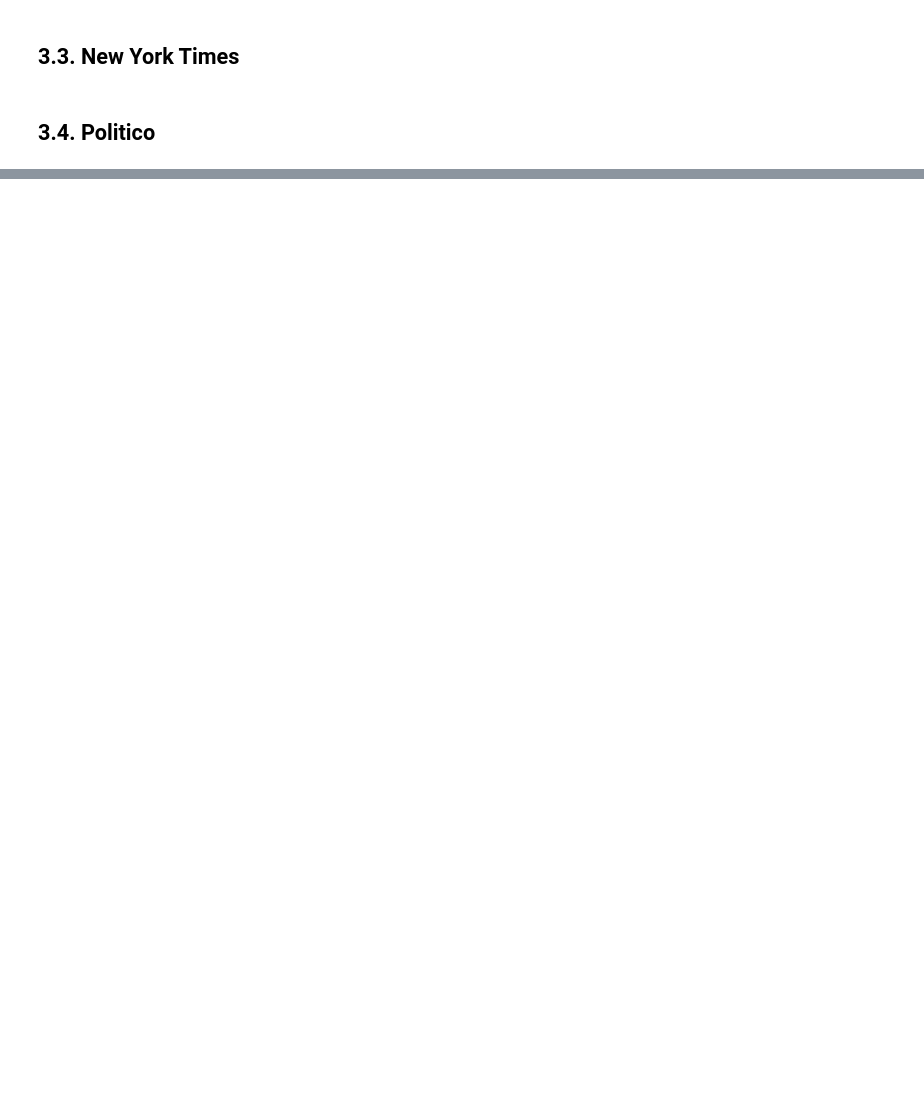
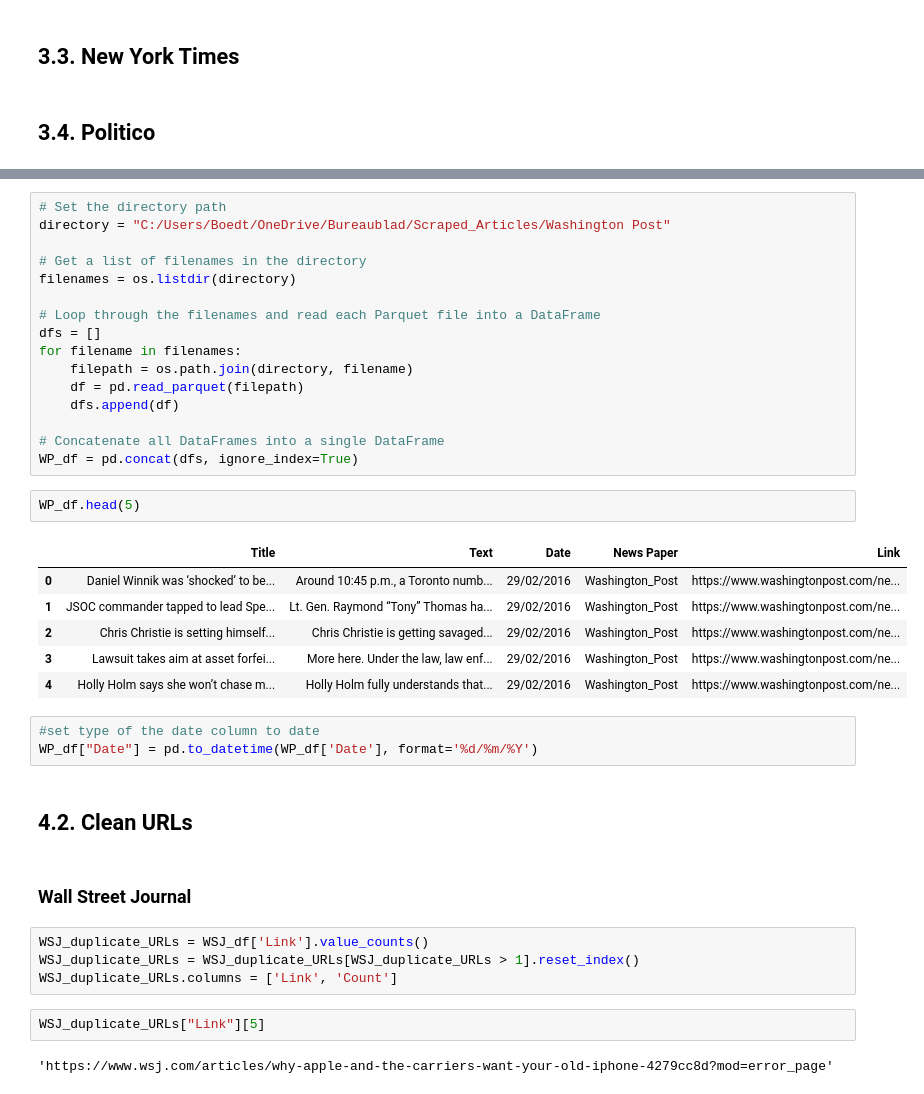
Before and after one commit to TBoedt/Constructing-A-Climate-Change-Concern-Index-Based-Upon-US-Newspaper-Articles, a Jupyter notebook: Scrapping_File_v2.ipynb, the cells around one changed output, grey strips where cells are left out. Cells and saved outputs as stored; diff of their text form; blank space fills up the shorter version.

```diff
--- a/Scrapping_File_v2.ipynb
+++ b/Scrapping_File_v2.ipynb
@@ -745,0 +771,40 @@ test
+# %%
+# Set the directory path
+directory = "C:/Users/Boedt/OneDrive/Bureaublad/Scraped_Articles/Washington Post"
+
+# Get a list of filenames in the directory
+filenames = os.listdir(directory)
+
+# Loop through the filenames and read each Parquet file into a DataFrame
+dfs = []
+for filename in filenames:
+    filepath = os.path.join(directory, filename)
+    df = pd.read_parquet(filepath)
+    dfs.append(df)
+
+# Concatenate all DataFrames into a single DataFrame
+WP_df = pd.concat(dfs, ignore_index=True)
+# %%
+WP_df.head(5)
+# %% [output]
+|  | Title | Text | Date | News Paper | Link |
+| 0 | Daniel Winnik was ‘shocked’ to be... | Around 10:45 p.m., a Toronto numb... | 29/02/2016 | Washington_Post | https://www.washingtonpost.com/ne... |
+| 1 | JSOC commander tapped to lead Spe... | Lt. Gen. Raymond “Tony” Thomas ha... | 29/02/2016 | Washington_Post | https://www.washingtonpost.com/ne... |
+| 2 | Chris Christie is setting himself... | Chris Christie is getting savaged... | 29/02/2016 | Washington_Post | https://www.washingtonpost.com/ne... |
+| 3 | Lawsuit takes aim at asset forfei... | More here. Under the law, law enf... | 29/02/2016 | Washington_Post | https://www.washingtonpost.com/ne... |
+| 4 | Holly Holm says she won’t chase m... | Holly Holm fully understands that... | 29/02/2016 | Washington_Post | https://www.washingtonpost.com/ne... |
+# %%
+#set type of the date column to date
+WP_df["Date"] = pd.to_datetime(WP_df['Date'], format='%d/%m/%Y')
+# %% [markdown]
+## 4.2. Clean URLs
+# %% [markdown]
+### Wall Street Journal
+# %%
+WSJ_duplicate_URLs = WSJ_df['Link'].value_counts()
+WSJ_duplicate_URLs = WSJ_duplicate_URLs[WSJ_duplicate_URLs > 1].reset_index()
+WSJ_duplicate_URLs.columns = ['Link', 'Count']
+# %%
+WSJ_duplicate_URLs["Link"][5]
+# %% [output]
+'https://www.wsj.com/articles/why-apple-and-the-carriers-want-your-old-iphone-4279cc8d?mod=error_page'
```
Also changed, not shown: parts of 56 cells of this notebook, 8 other files.
